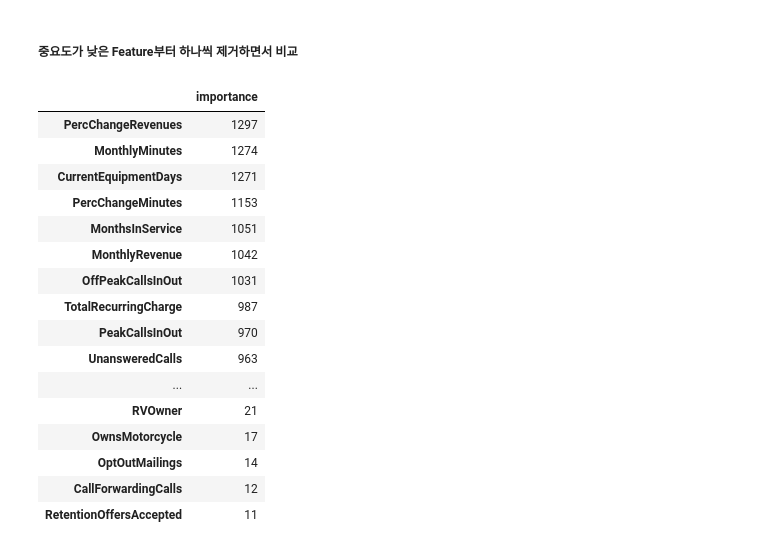
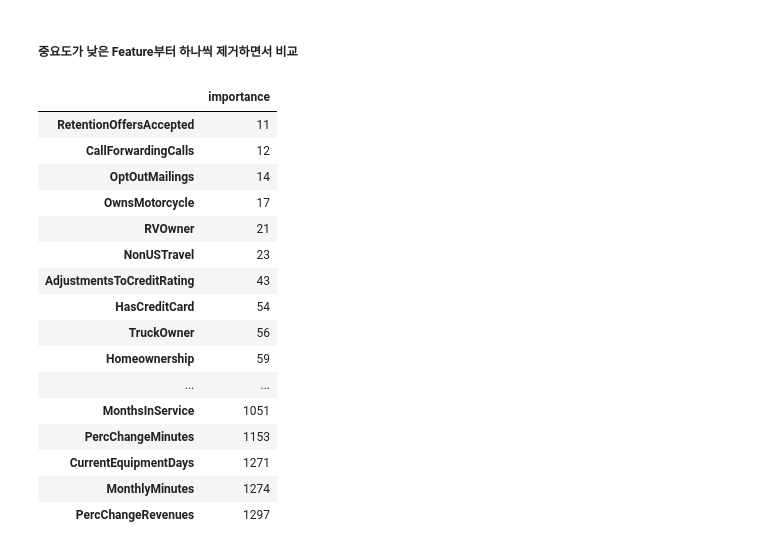
Before and after one commit to SKNETWORKS-FAMILY-AICAMP/SKN04-2nd-5Team, a Jupyter notebook: lgbm.ipynb, the cells around one changed output. Drawn from its saved outputs; the diff is of its cells as text; code cells hidden in the pictures.

Commit message:
fix: feature importance 관련 수정 feature importance를 높은거 부터 제거해서 비교하던것을 낮은거부터 제거하도록 수정

```diff
--- a/lgbm.ipynb
+++ b/lgbm.ipynb
@@ -231,26 +231,26 @@ lightgbm.plot_importance(lgbm)
 # %%
 importance_data = pd.DataFrame({'importance':lgbm.feature_importances_}, index = lgbm.feature_names_in_)
 # %%
-importance_data = importance_data.sort_values('importance', ascending=False)
+importance_data = importance_data.sort_values('importance')
 importance_data
 # %% [output]
 |  | importance |
+| RetentionOffersAccepted | 11 |
+| CallForwardingCalls | 12 |
+| OptOutMailings | 14 |
+| OwnsMotorcycle | 17 |
+| RVOwner | 21 |
+| NonUSTravel | 23 |
+| AdjustmentsToCreditRating | 43 |
+| HasCreditCard | 54 |
+| TruckOwner | 56 |
+| Homeownership | 59 |
+| ... | ... |
+| MonthsInService | 1051 |
+| PercChangeMinutes | 1153 |
+| CurrentEquipmentDays | 1271 |
+| MonthlyMinutes | 1274 |
 | PercChangeRevenues | 1297 |
-| MonthlyMinutes | 1274 |
-| CurrentEquipmentDays | 1271 |
-| PercChangeMinutes | 1153 |
-| MonthsInService | 1051 |
-| MonthlyRevenue | 1042 |
-| OffPeakCallsInOut | 1031 |
-| TotalRecurringCharge | 987 |
-| PeakCallsInOut | 970 |
-| UnansweredCalls | 963 |
-| ... | ... |
-| RVOwner | 21 |
-| OwnsMotorcycle | 17 |
-| OptOutMailings | 14 |
-| CallForwardingCalls | 12 |
-| RetentionOffersAccepted | 11 |
 # %%
 drop_na_train, temp = train_test_split(drop_na_data, test_size=0.4, random_state=0)
 drop_na_valid, drop_na_test = train_test_split(temp, test_size=0.5, random_state=0)
```
Also changed, not shown: parts of 2 cells of this notebook.
